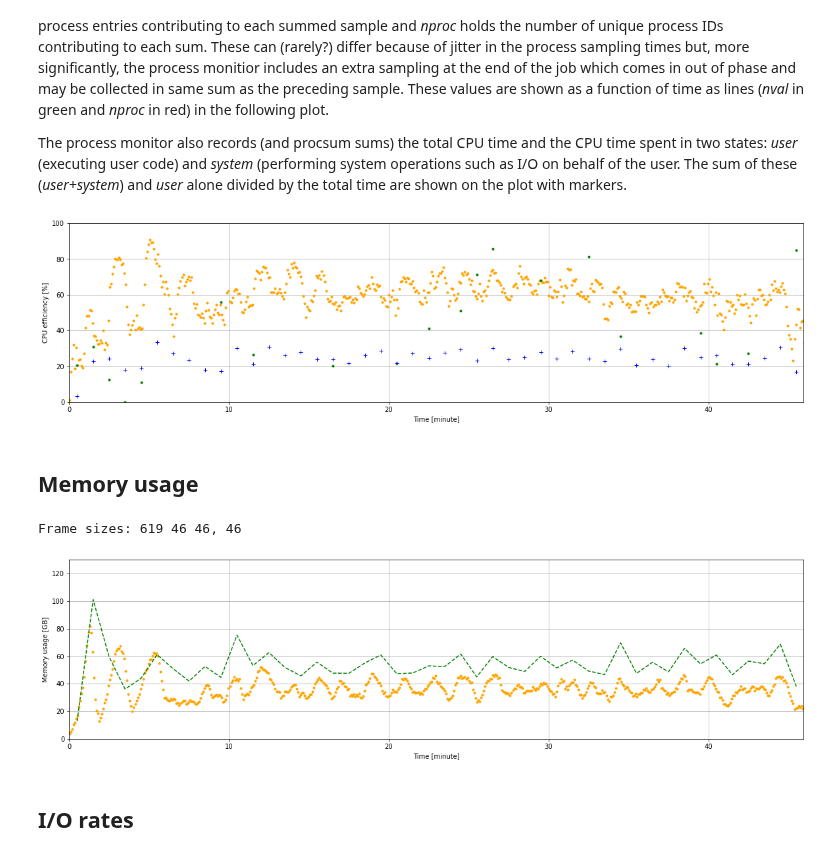
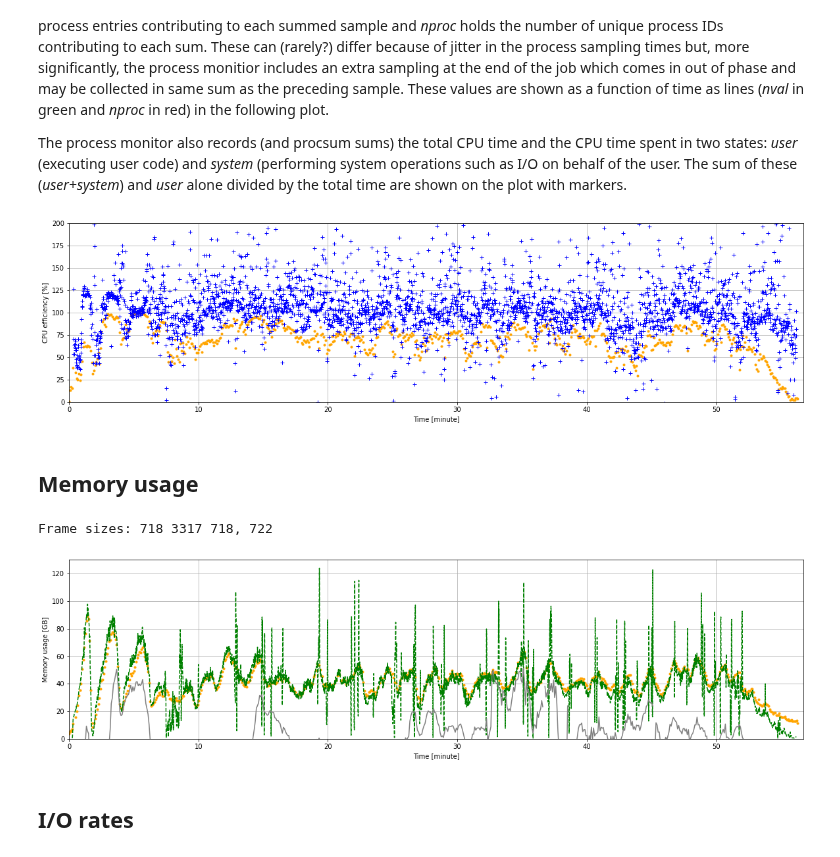
Before and after one commit to LSSTDESC/desc-wfmon, a Jupyter notebook: ipynb/monexp.ipynb, the cells around one changed output. Cells and saved outputs as stored; diff of their text form; code cells hidden in the pictures.

Commit message:
Add clock time to procsum.

```diff
--- a/ipynb/monexp.ipynb
+++ b/ipynb/monexp.ipynb
@@ -50,9 +50,12 @@ dir = f"/global/homes/d/dladams/desc/parsltest/runinfo-200-300-{snjob}-1-1.8{suf
 #dir = '/global/homes/d/dladams/desc/parsltest/runinfo/'
 dir = f"/global/homes/d/dladams/desc/test8/"
 dirProc = dir
-if 0:
+if 1:
     dir = f"/global/homes/d/dladams/desc/test9/"
     dirProc = dir + 'runinfo/'
+if 1:
+    dir = f"/global/homes/d/dladams/desc/test10/"
+    dirProc = dir + 'runinfo/'
 line = '-----------------------------------------------------------'
 # %% [markdown]
 ## Fetch system-level monitoring data
@@ -333,17 +353,17 @@ The process monitor also records (and procsum sums) the total CPU time and the C
 # %%
 plt.figure(figsize=(pdx, pdy))
 plt.plot(sym.tfix, sym.cpu_percent, '.', color='orange')
-plt.plot(psm.tfix, psm.procsum_cpu_percent, '.', color='green')
+#20220304 plt.plot(psm.tfix, psm.procsum_cpu_percent, '.', color='green')
 ##plt.plot(psm.tfix, psm.nval, 'g--')
 #plt.plot(psm.tfix, psm.nproc, 'r--')
-plt.plot(psm.tfix, (psm.procsum_time_user+psm.procsum_time_system)/delt, 'b+')
+plt.plot(psm.tfix, 100*(psm.procsum_time_user+psm.procsum_time_system)/psm.procsum_time_clock, 'b+')
 #plt.plot(psm.tfix, psm.procsum_time_user/delt, 'cx')
 plt.xlabel(f"Time [{stunit}]")
 plt.ylabel('CPU efficiency [%]')
 plt.grid(True)
-junk = plt.axis([tmin, tmax, 0, 100])
+junk = plt.axis([tmin, tmax, 0, 200])
 # %% [output]
-[figure, old version]
+[figure, new version]
 # %% [markdown]
 ## Memory usage
 # %%
@@ -359,8 +379,8 @@ plt.ylabel('Memory usage [GB]')
 plt.grid(True)
 junk = plt.axis([tmin, tmax, 0, 130])
 # %% [output]
-Frame sizes: 619 46 46, 46
+Frame sizes: 718 3317 718, 722
-[figure, old version]
+[figure, new version]
 # %% [markdown]
 ## I/O rates
 # %%
```
Also changed, not shown: parts of 13 cells of this notebook, 4 other files.
